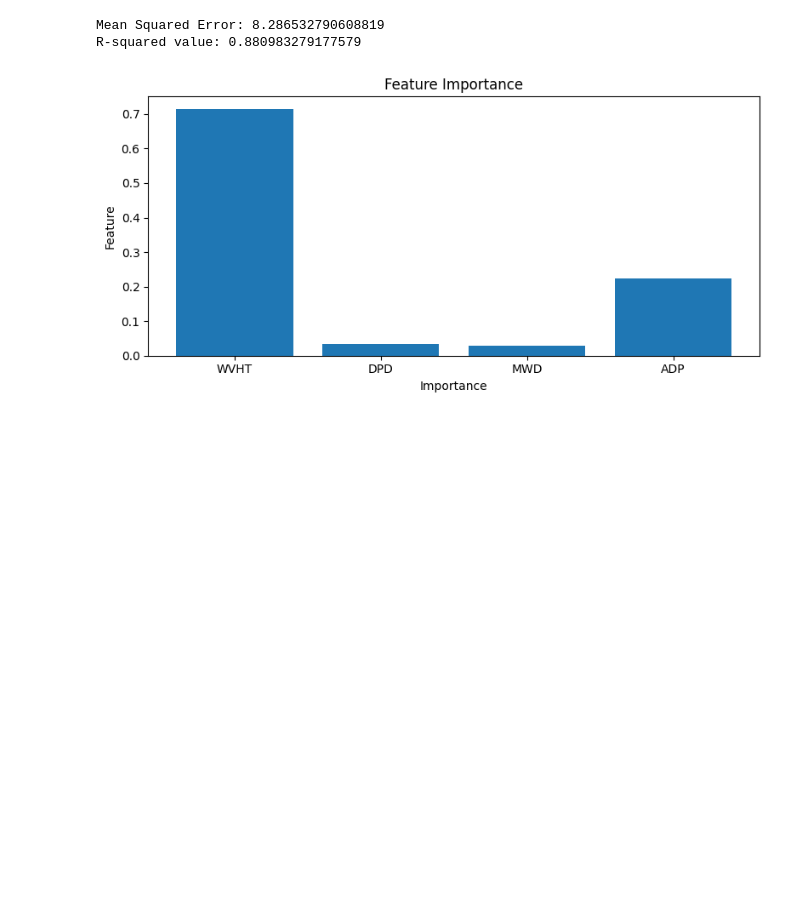
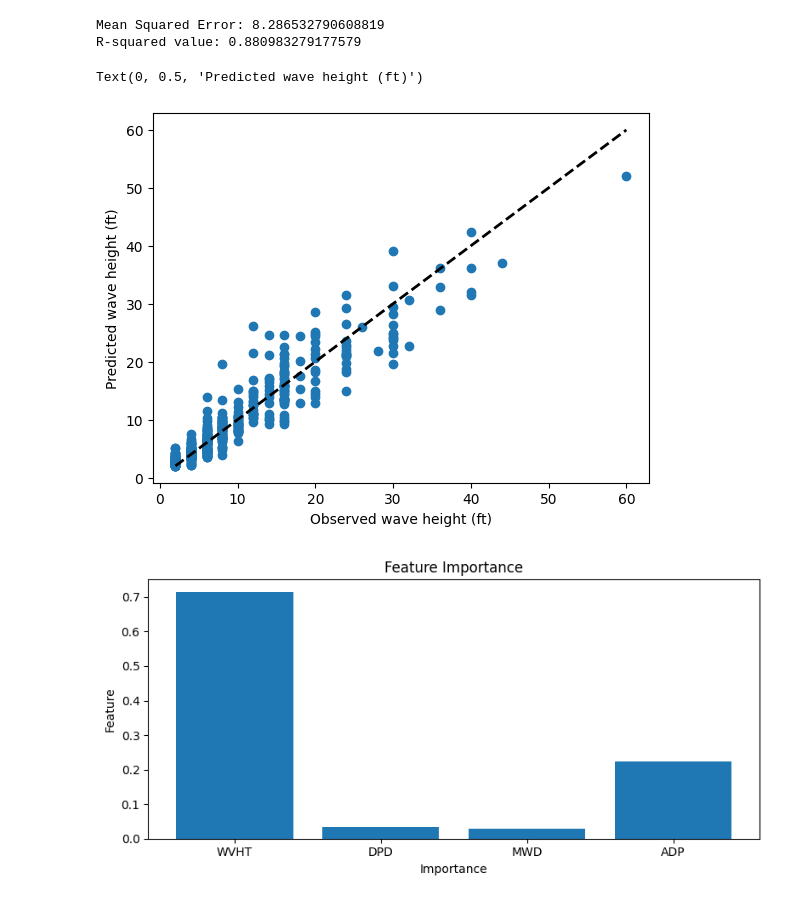
Before and after one commit to BenHowey/personal_projects, a Jupyter notebook: wavedata_analysis.ipynb, the cells around one changed output. Saved outputs shown, nothing was run; the diff lists cells and outputs as text; code cells hidden in the pictures; blank space fills up the shorter version.

```diff
--- a/wavedata_analysis.ipynb
+++ b/wavedata_analysis.ipynb
@@ -543,6 +544,16 @@ print("R-squared value:", r_squared)
 # %% [output]
 Mean Squared Error: 8.286532790608819
 R-squared value: 0.880983279177579
+# %%
+# Lets plot out these results as they look better!
+# Plotting the results
+plt.scatter(y_test, y_pred)
+plt.plot([min(y_test), max(y_test)], [min(y_test), max(y_test)], 'k--', lw=2)  # Plotting the diagonal line
+plt.xlabel('Observed wave height (ft)')
+plt.ylabel('Predicted wave height (ft)')
+# %% [output]
+Text(0, 0.5, 'Predicted wave height (ft)')
+[figure, added]
 # %%
 # Just out of interest, lets have a look at which of the features are most important
 # Get feature importances
```
Also changed, not shown: parts of 9 cells of this notebook.
